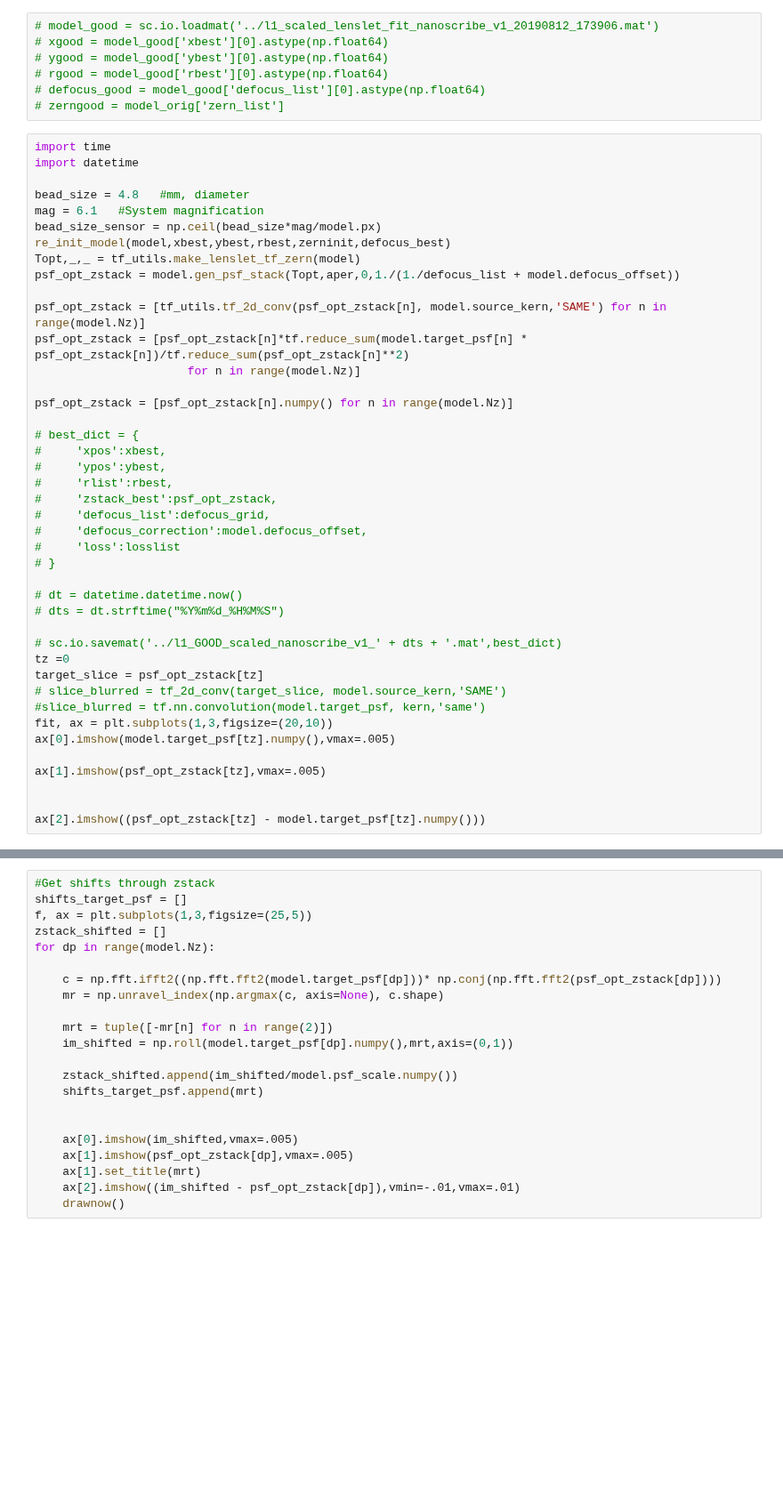
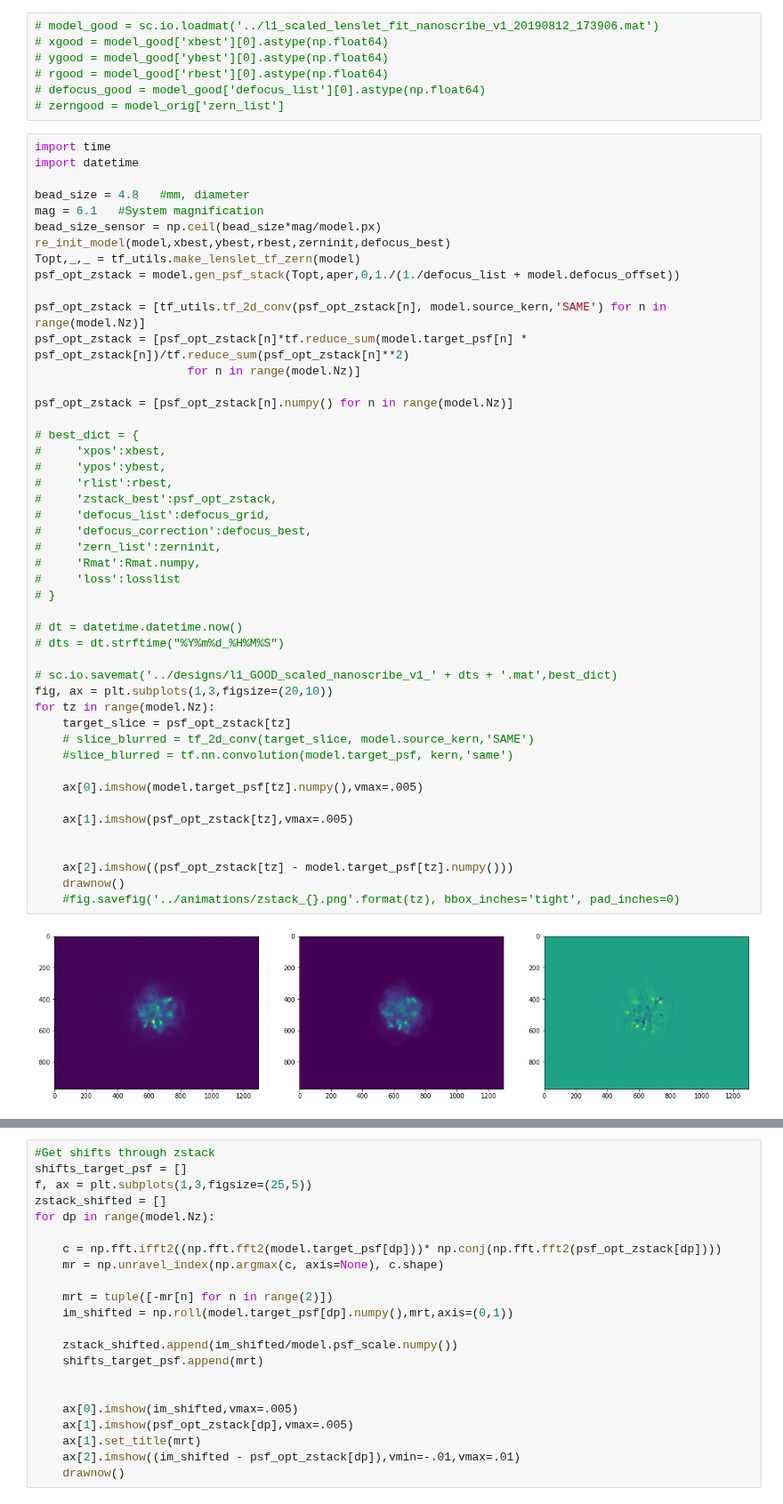
Before and after one commit to antipa/Randoscope_dev, a Jupyter notebook: miniscope_fit_3d_PSF.ipynb, the cells around one changed output, grey strips where cells are left out. Shown at 89% size. Cells and saved outputs as stored; diff of their text form; blank space fills up the shorter version.

```diff
--- a/miniscope_fit_3d_PSF.ipynb
+++ b/miniscope_fit_3d_PSF.ipynb
@@ -657,40 +679,47 @@ import time
 import datetime
 
 bead_size = 4.8   #mm, diameter
 mag = 6.1   #System magnification
 bead_size_sensor = np.ceil(bead_size*mag/model.px)
 re_init_model(model,xbest,ybest,rbest,zerninit,defocus_best)
 Topt,_,_ = tf_utils.make_lenslet_tf_zern(model)
 psf_opt_zstack = model.gen_psf_stack(Topt,aper,0,1./(1./defocus_list + model.defocus_offset))
 
 psf_opt_zstack = [tf_utils.tf_2d_conv(psf_opt_zstack[n], model.source_kern,'SAME') for n in range(model.Nz)]
 psf_opt_zstack = [psf_opt_zstack[n]*tf.reduce_sum(model.target_psf[n] * psf_opt_zstack[n])/tf.reduce_sum(psf_opt_zstack[n]**2)
                       for n in range(model.Nz)]
 
 psf_opt_zstack = [psf_opt_zstack[n].numpy() for n in range(model.Nz)]
 
 # best_dict = {
 #     'xpos':xbest,
 #     'ypos':ybest,
 #     'rlist':rbest,
 #     'zstack_best':psf_opt_zstack,
 #     'defocus_list':defocus_grid,
-#     'defocus_correction':model.defocus_offset,
+#     'defocus_correction':defocus_best,
+#     'zern_list':zerninit,
+#     'Rmat':Rmat.numpy,
 #     'loss':losslist
 # }
 
 # dt = datetime.datetime.now()
 # dts = dt.strftime("%Y%m%d_%H%M%S")
 
-# sc.io.savemat('../l1_GOOD_scaled_nanoscribe_v1_' + dts + '.mat',best_dict)
-tz =0
-target_slice = psf_opt_zstack[tz]
-# slice_blurred = tf_2d_conv(target_slice, model.source_kern,'SAME')
-#slice_blurred = tf.nn.convolution(model.target_psf, kern,'same')
-fit, ax = plt.subplots(1,3,figsize=(20,10))
-ax[0].imshow(model.target_psf[tz].numpy(),vmax=.005)
+# sc.io.savemat('../designs/l1_GOOD_scaled_nanoscribe_v1_' + dts + '.mat',best_dict)
+fig, ax = plt.subplots(1,3,figsize=(20,10))
+for tz in range(model.Nz):
+    target_slice = psf_opt_zstack[tz]
+    # slice_blurred = tf_2d_conv(target_slice, model.source_kern,'SAME')
+    #slice_blurred = tf.nn.convolution(model.target_psf, kern,'same')
 
-ax[1].imshow(psf_opt_zstack[tz],vmax=.005)
+    ax[0].imshow(model.target_psf[tz].numpy(),vmax=.005)
+
+    ax[1].imshow(psf_opt_zstack[tz],vmax=.005)
 
 
-ax[2].imshow((psf_opt_zstack[tz] - model.target_psf[tz].numpy()))
+    ax[2].imshow((psf_opt_zstack[tz] - model.target_psf[tz].numpy()))
+    drawnow()
+    #fig.savefig('../animations/zstack_{}.png'.format(tz), bbox_inches='tight', pad_inches=0)
+# %% [output]
+[figure, added]
```
Also changed, not shown: parts of 18 cells of this notebook, 1 other file.
